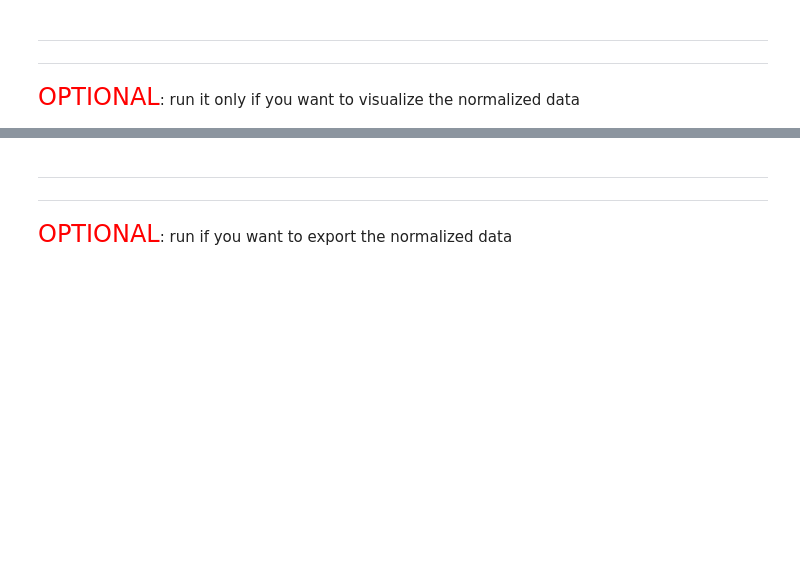
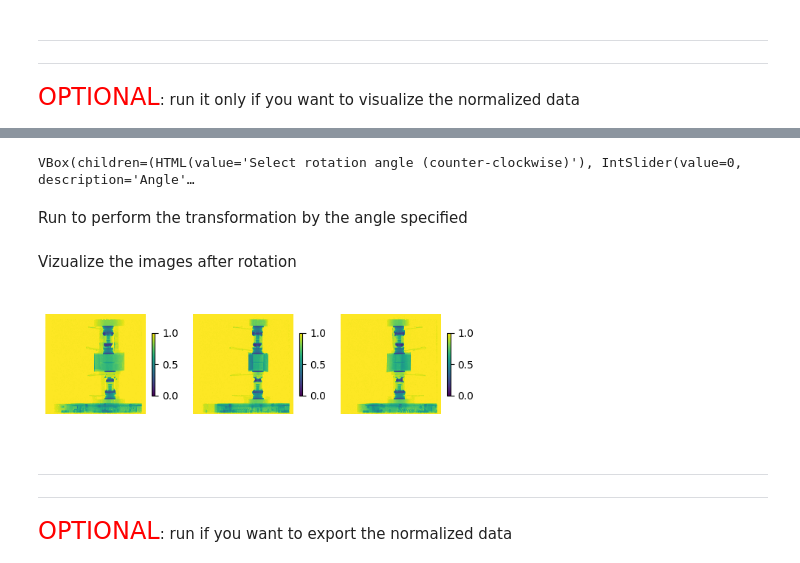
Before and after one commit to ornlneutronimaging/svmbir_notebooks, a Jupyter notebook: notebooks/svmbir_reconstruction_in_white_beam_mode.ipynb, the cells around one changed output, grey strips where cells are left out. Saved outputs shown, nothing was run; the diff lists cells and outputs as text; code cells hidden in the pictures; blank space fills up the shorter version.

Commit message:
rotation in place. this refs #17

```diff
--- a/notebooks/svmbir_reconstruction_in_white_beam_mode.ipynb
+++ b/notebooks/svmbir_reconstruction_in_white_beam_mode.ipynb
@@ -128,3 +138,17 @@ o_beam.visualize_normalization()
+# %%
+o_white_beam.rotate_data_settings()
+# %% [output]
+VBox(children=(HTML(value='Select rotation angle (counter-clockwise)'), IntSlider(value=0, description='Angle'…
+# %% [markdown]
+Run to perform the transformation by the angle specified
+# %%
+o_white_beam.apply_rotation()
+# %% [markdown]
+Vizualize the images after rotation
+# %%
+o_white_beam.visualize_after_rotation()
+# %% [output]
+[figure, added]
 # %% [markdown]
 <hr><hr style="border-bottom: dotted 1px;" />
 <font color='red' size='5'>OPTIONAL</font>: run if you want to export the normalized data
```
Also changed, not shown: parts of 8 cells of this notebook, 2 other files.
